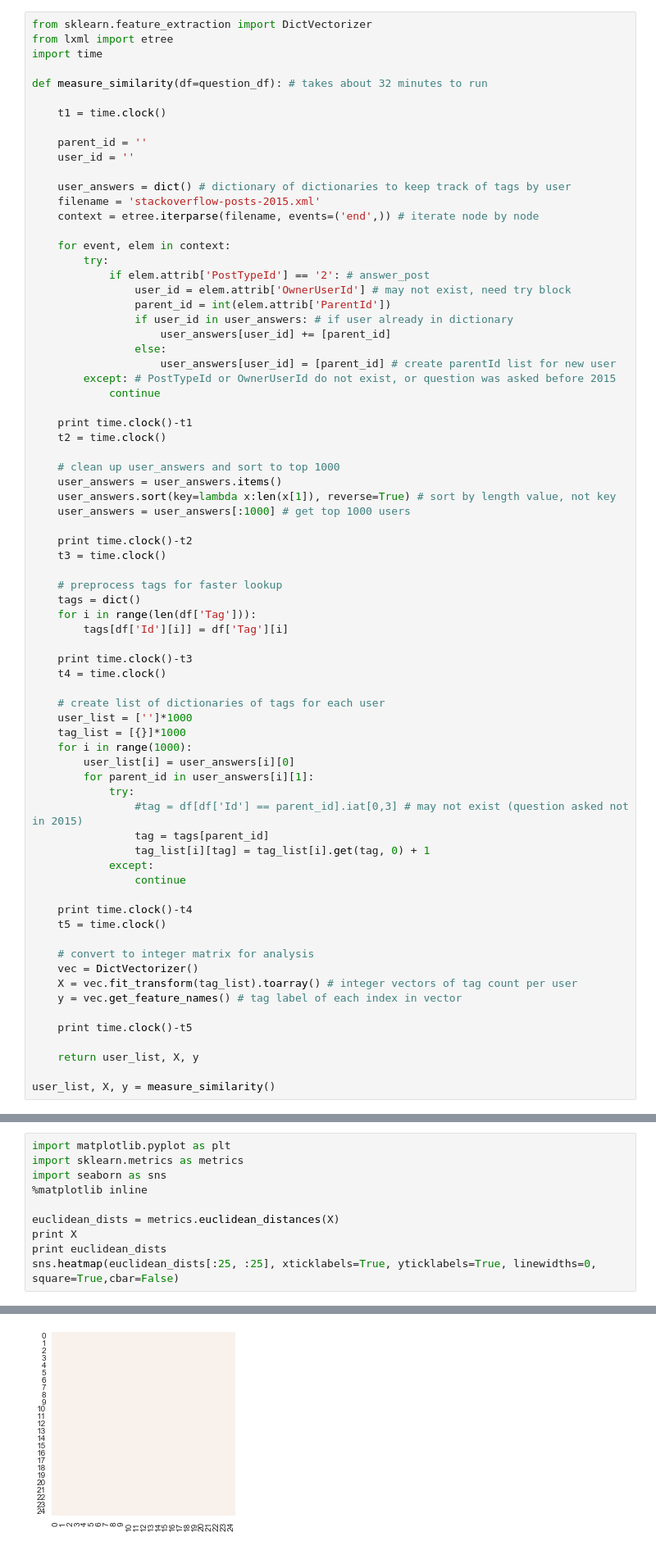
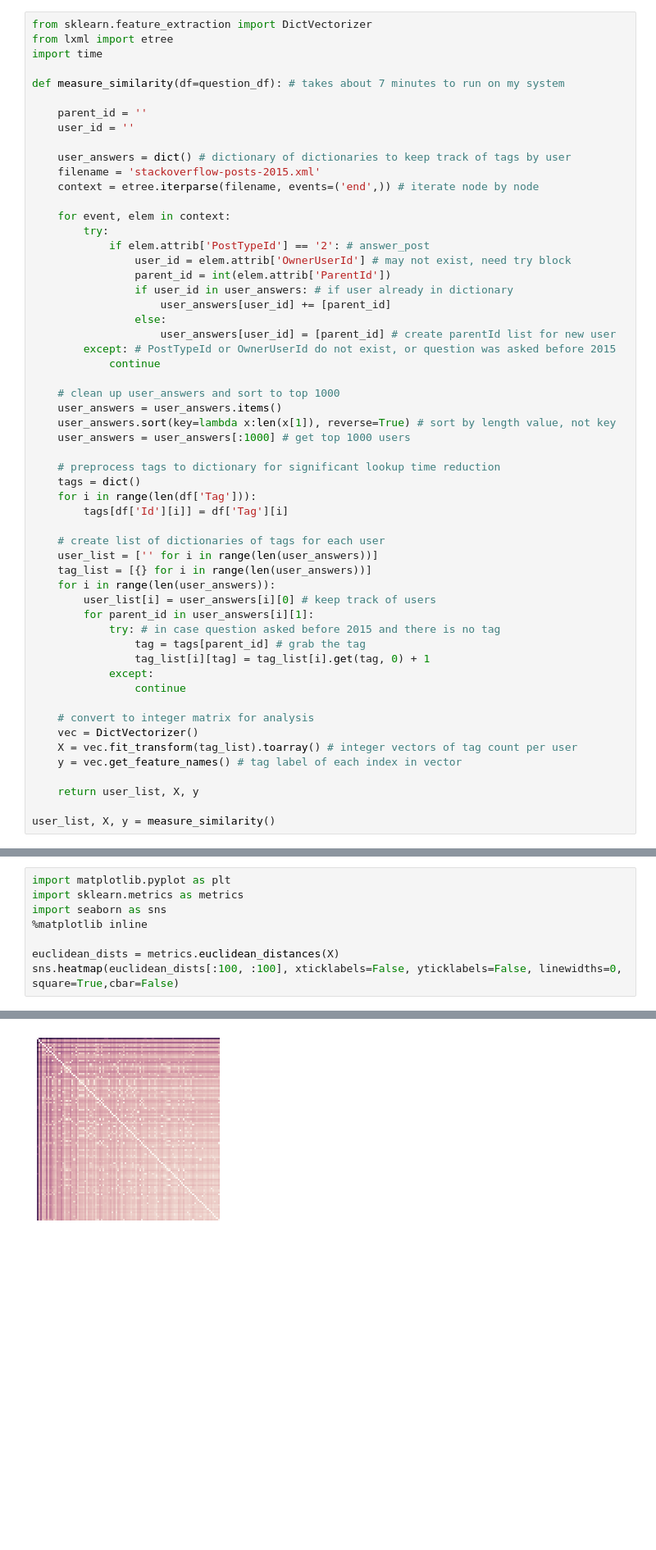
Before and after one commit to coolcor12/cs591-personal, a Jupyter notebook: hw1-submission/Homework-1.ipynb, the cells around one changed output, grey strips where cells are left out. Shown at 82% size. Drawn from its saved outputs; the diff is of its cells as text; blank space fills up the shorter version.

Commit message:
everything works and is efficient, need to do the time series now

```diff
--- a/hw1-submission/Homework-1.ipynb
+++ b/hw1-submission/Homework-1.ipynb
@@ -137,9 +137,7 @@ from sklearn.feature_extraction import DictVectorizer
 from lxml import etree
 import time
 
-def measure_similarity(df=question_df): # takes about 32 minutes to run
-
-    t1 = time.clock()
+def measure_similarity(df=question_df): # takes about 7 minutes to run on my system
 
     parent_id = ''
     user_id = ''
@@ -160,48 +158,33 @@ def measure_similarity(df=question_df): # takes about 32 minutes to run
         except: # PostTypeId or OwnerUserId do not exist, or question was asked before 2015
             continue
 
-    print time.clock()-t1
-    t2 = time.clock()
-
     # clean up user_answers and sort to top 1000
     user_answers = user_answers.items()
     user_answers.sort(key=lambda x:len(x[1]), reverse=True) # sort by length value, not key
     user_answers = user_answers[:1000] # get top 1000 users
 
-    print time.clock()-t2
-    t3 = time.clock()
-
-    # preprocess tags for faster lookup
+    # preprocess tags to dictionary for significant lookup time reduction
     tags = dict()
     for i in range(len(df['Tag'])):
         tags[df['Id'][i]] = df['Tag'][i]
 
-    print time.clock()-t3
-    t4 = time.clock()
-
     # create list of dictionaries of tags for each user
-    user_list = ['']*1000
-    tag_list = [{}]*1000
-    for i in range(1000):
-        user_list[i] = user_answers[i][0]
+    user_list = ['' for i in range(len(user_answers))]
+    tag_list = [{} for i in range(len(user_answers))]
+    for i in range(len(user_answers)):
+        user_list[i] = user_answers[i][0] # keep track of users
         for parent_id in user_answers[i][1]:
-            try:
-                #tag = df[df['Id'] == parent_id].iat[0,3] # may not exist (question asked not in 2015)
-                tag = tags[parent_id]
+            try: # in case question asked before 2015 and there is no tag
+                tag = tags[parent_id] # grab the tag
                 tag_list[i][tag] = tag_list[i].get(tag, 0) + 1
             except:
                 continue
-
-    print time.clock()-t4
-    t5 = time.clock()
 
     # convert to integer matrix for analysis
     vec = DictVectorizer()
     X = vec.fit_transform(tag_list).toarray() # integer vectors of tag count per user
     y = vec.get_feature_names() # tag label of each index in vector
 
-    print time.clock()-t5
-
     return user_list, X, y
 
 user_list, X, y = measure_similarity()
@@ -220,7 +199,5 @@ import seaborn as sns
 %matplotlib inline
 
 euclidean_dists = metrics.euclidean_distances(X)
-print X
-print euclidean_dists
-sns.heatmap(euclidean_dists[:25, :25], xticklabels=True, yticklabels=True, linewidths=0, square=True,cbar=False)
+sns.heatmap(euclidean_dists[:100, :100], xticklabels=False, yticklabels=False, linewidths=0, square=True,cbar=False)
 # %% [output]
@@ -248,4 +205,4 @@ sns.heatmap(euclidean_dists[:25, :25], xticklabels=True, yticklabels=True, linew
-[figure, old version]
+[figure, new version]
 # %% [markdown]
 Next, let's create some time series from the data. Look at the top 100 users with the most question posts. For each user, your time series will be the `CreationDate` of the questions posted by that user. You may want to make multiple time series for each user based on the first tag of the questions. Compare the time series using one of the methods discussed in class. Document your findings. **(30 pts)**
 
```
Also changed, not shown: parts of 3 cells of this notebook.
